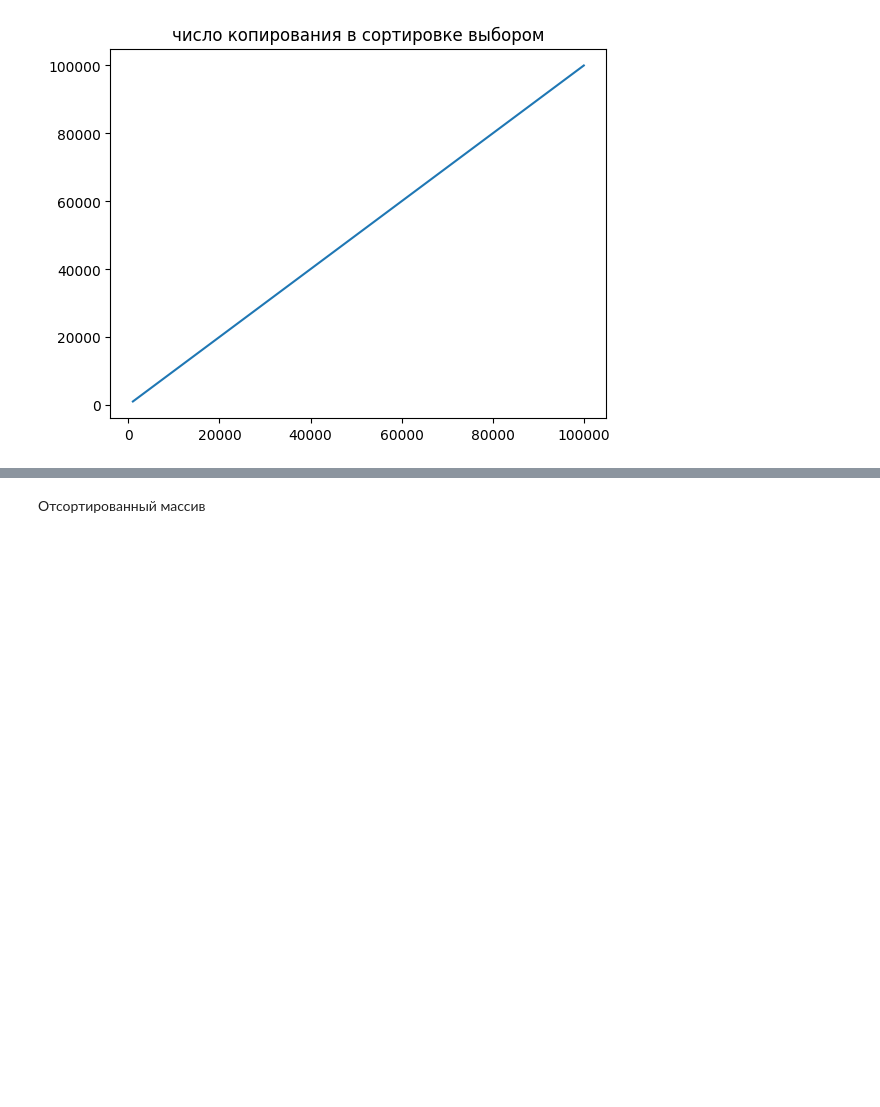
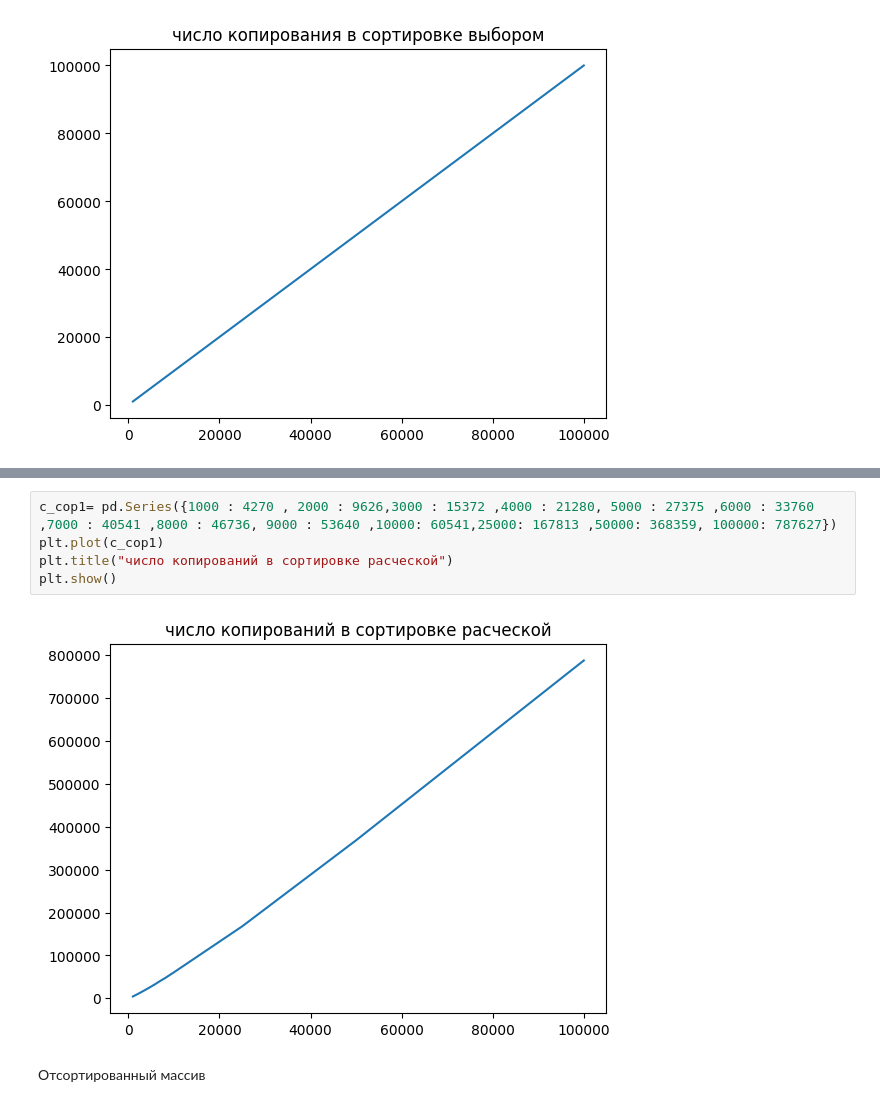
Before and after one commit to negniy/aisd-2.2, a Jupyter notebook: graf.ipynb, the cells around one changed output, grey strips where cells are left out. Drawn from its saved outputs; the diff is of its cells as text; blank space fills up the shorter version.

```diff
--- a/graf.ipynb
+++ b/graf.ipynb
@@ -34,3 +41,10 @@ plt.show()
+# %%
+c_cop1= pd.Series({1000 : 4270 , 2000 : 9626,3000 : 15372 ,4000 : 21280, 5000 : 27375 ,6000 : 33760 ,7000 : 40541 ,8000 : 46736, 9000 : 53640 ,10000: 60541,25000: 167813 ,50000: 368359, 100000: 787627})
+plt.plot(c_cop1)
+plt.title("число копирований в сортировке расческой")
+plt.show()
+# %% [output]
+[figure, added]
 # %% [markdown]
 Отсортированный массив
 # %%
```
Also changed, not shown: parts of 8 cells of this notebook, 1 other file.
